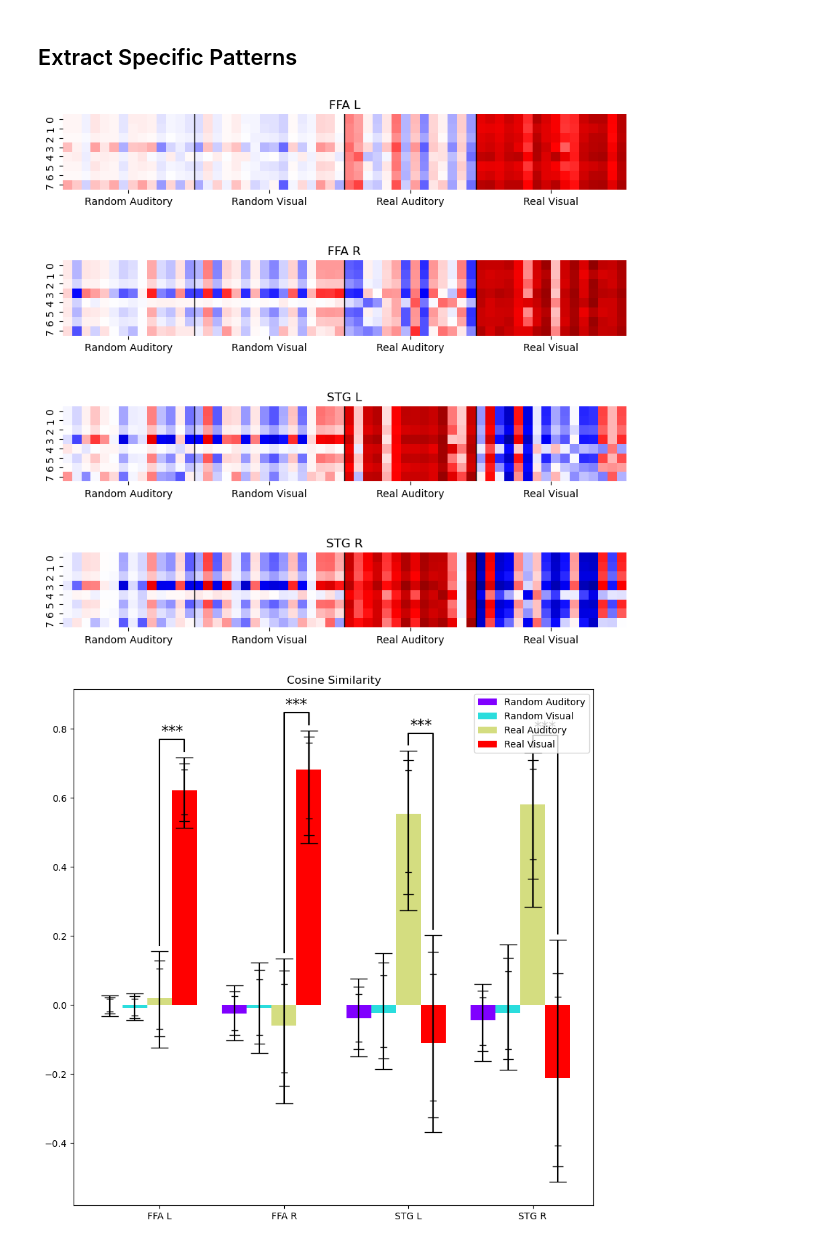
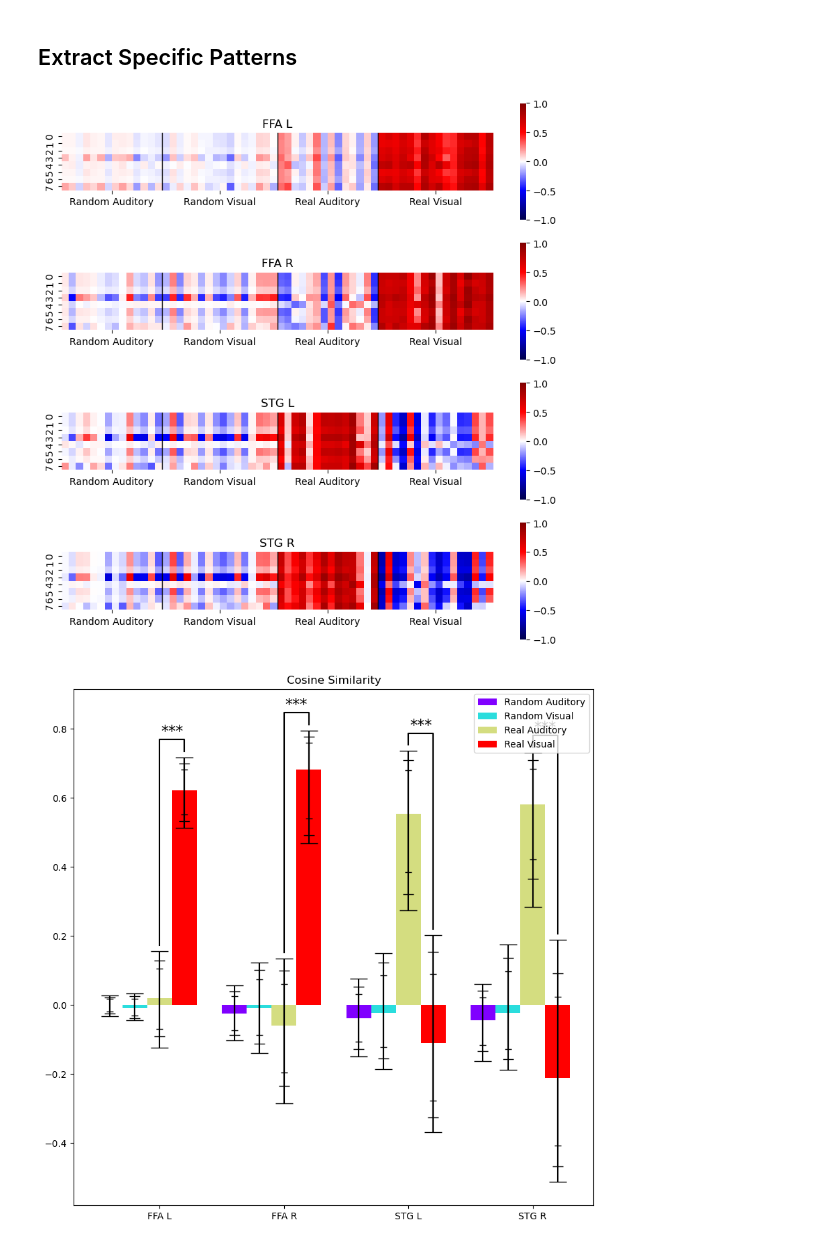
Before and after one commit to KunlinSong/stimulation_specific_between-subject_similarity, a Jupyter notebook: analysis.ipynb, the cells around one changed output. Cells and saved outputs as stored; diff of their text form; code cells hidden in the pictures.

```diff
--- a/analysis.ipynb
+++ b/analysis.ipynb
@@ -259,6 +260,7 @@ for title, region_dict in similarity_mat_dict.items():
             slices_dict=similarity_mat.stimulation_slices,
             split_x=True,
             split_y=True,
+            cbar=True
         )
     fig.suptitle(title)
     plt.show(fig)
@@ -493,20 +546,21 @@ method_idx_df.to_csv(os.path.join(generate_dirname, "specific_pattern_similarity
 # %%
 fig = plt.figure(figsize=FIGSIZE)
 for ax_idx, region in enumerate(dataset.regions, start=1):
     ax = fig.add_subplot(4, 1, ax_idx)
     similarity_mat: toolkit.dataset.SimilarityMatrix = pattern_similarity_mat_dict[region]
     ax = toolkit.plot.plot_similarity_heatmap(
         similarity_matrix=similarity_mat.matrix,
         title=f"{region}",
         ax=ax,
         slices_dict=similarity_mat.stimulation_slices,
         split_x=True,
         split_y=False,
+        cbar=True
     )
 plt.show(fig)
 fig.savefig(os.path.join(generate_dirname, "specific_pattern_similarity_heatmap.svg"))
 # %% [output]
-[figure, old version]
+[figure, new version]
 # %%
 FIGSIZE = (10, 10)
 
```
Also changed, not shown: parts of 4 cells of this notebook, 11 other files.
